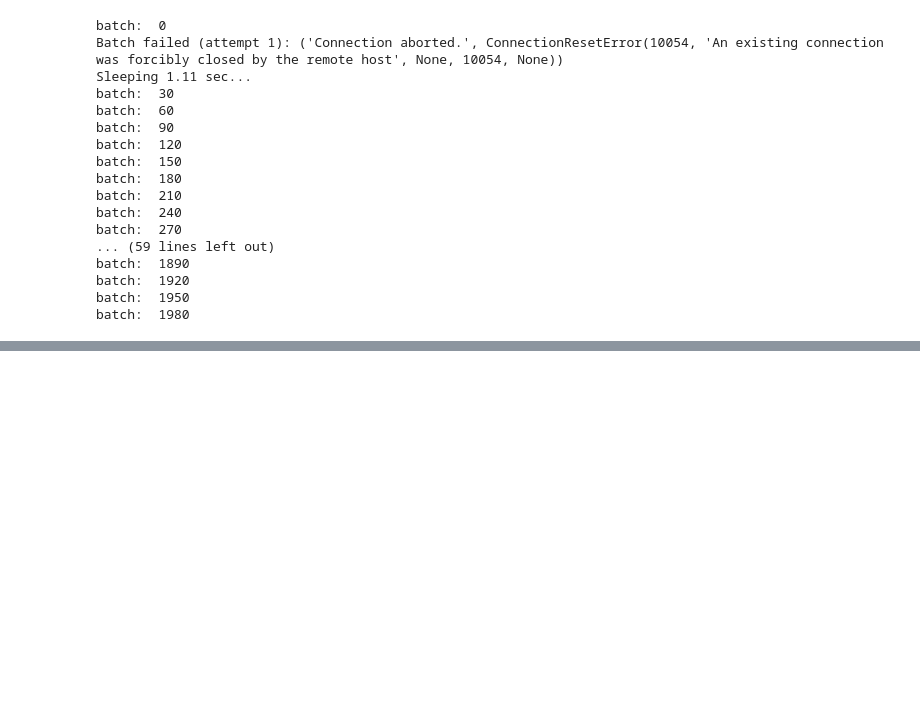
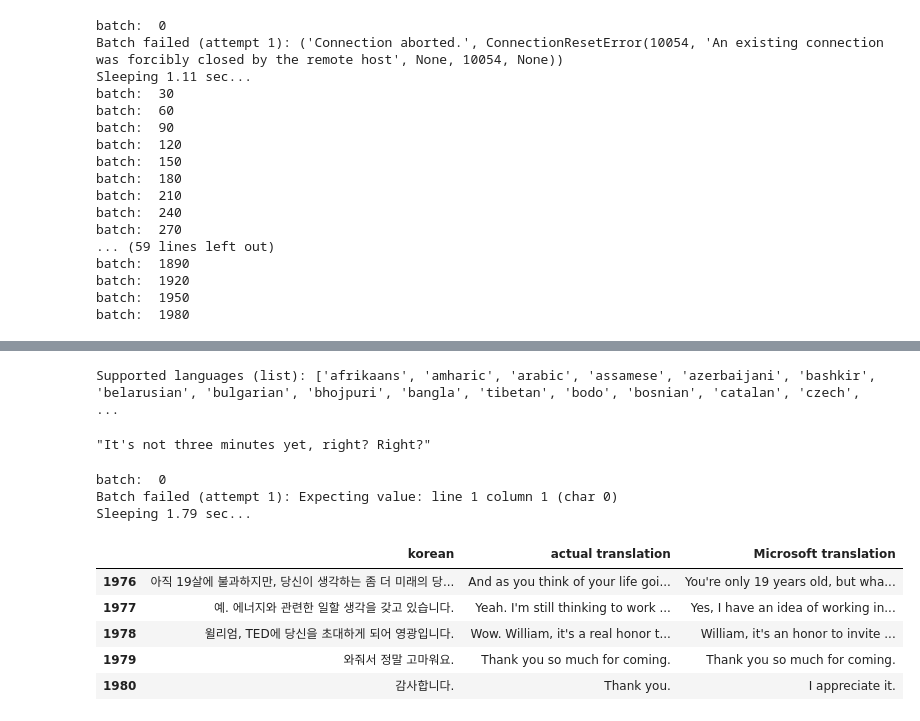
Before and after one commit to Swiftie97/CS653_Final_Project, a Jupyter notebook: translation.ipynb, the cells around one changed output, grey strips where cells are left out. Saved outputs shown, nothing was run; the diff lists cells and outputs as text; code cells hidden in the pictures; blank space fills up the shorter version.

```diff
--- a/translation.ipynb
+++ b/translation.ipynb
@@ -217,3 +174,45 @@ result_df.head()
 | 2 | 3분 다시 설정해주세요, 이건 반칙입니다. | Reset the three minutes, that's j... | Please reset the time to 3 minute... | NaN |
 | 3 | 앨리슨 헌트 : 어머나, 여기 참 냉정하네요 | Oh my God, it's harsh up here. | Allison Hunt: Oh my, it's so cold... | NaN |
 | 4 | 정말이지 긴장되네요 | I mean I'm nervous enough as it is. | I'm really nervous. | NaN |
+# %%
+langs_list = MicrosoftTranslator(api_key= token_login.microsoft_key, source='ko', target='en').get_supported_languages()
+print("Supported languages (list):", langs_list)
+# %% [output]
+Supported languages (list): ['afrikaans', 'amharic', 'arabic', 'assamese', 'azerbaijani', 'bashkir', 'belarusian', 'bulgarian', 'bhojpuri', 'bangla', 'tibetan', 'bodo', 'bosnian', 'catalan', 'czech',  ...
+# %%
+# Microsoft Translator
+micro_translator = MicrosoftTranslator(api_key=token_login.microsoft_key,
+                                       endpoint = token_login.microsoft_endpoint,
+                                       region= token_login.region,
+                                       source= 'ko', target='en')
+# %%
+micro_translator.translate(clean_test_df['clean korean'][0])
+# %% [output]
+"It's not three minutes yet, right? Right?"
+# %%
+# Batch size for Microsoft (max = 50,000 character per request; 2mill per month)
+BATCH_SIZE = 30000
+
+microsoft_translations = []
+
+# Process in batches
+for i in range(0, len(korean_texts), BATCH_SIZE):
+    batch = korean_texts[i:i + BATCH_SIZE]
+    print("batch: ", i)
+
+    for attempt in range(3):
+        try:
+            microsoft_translated_batch = micro_translator.translate_batch(batch)
+            microsoft_translations.extend(microsoft_translated_batch)
+            break
+        except Exception as e:
+            print(f"Batch failed (attempt {attempt+1}): {e}")
+            sleep_time = 2 ** attempt + random.random()  # exponential backoff
+            print(f"Sleeping {sleep_time:.2f} sec...")
+            time.sleep(sleep_time)
+
+    time.sleep(0.3)
+# %% [output]
+batch:  0
+Batch failed (attempt 1): Expecting value: line 1 column 1 (char 0)
+Sleeping 1.79 sec...
@@ -219,0 +225,11 @@ result_df.head()
+# %%
+pd.set_option('display.max_colwidth', None)
+
+microsoft_result_df.tail()
+# %% [output]
+|  | korean | actual translation | Microsoft translation |
+| 1976 | 아직 19살에 불과하지만, 당신이 생각하는 좀 더 미래의 당... | And as you think of your life goi... | You're only 19 years old, but wha... |
+| 1977 | 예. 에너지와 관련한 일할 생각을 갖고 있습니다. | Yeah. I'm still thinking to work ... | Yes, I have an idea of working in... |
+| 1978 | 윌리엄, TED에 당신을 초대하게 되어 영광입니다. | Wow. William, it's a real honor t... | William, it's an honor to invite ... |
+| 1979 | 와줘서 정말 고마워요. | Thank you so much for coming. | Thank you so much for coming. |
+| 1980 | 감사합니다. | Thank you. | I appreciate it. |
```
Also changed, not shown: parts of 17 cells of this notebook, 1 other file.
